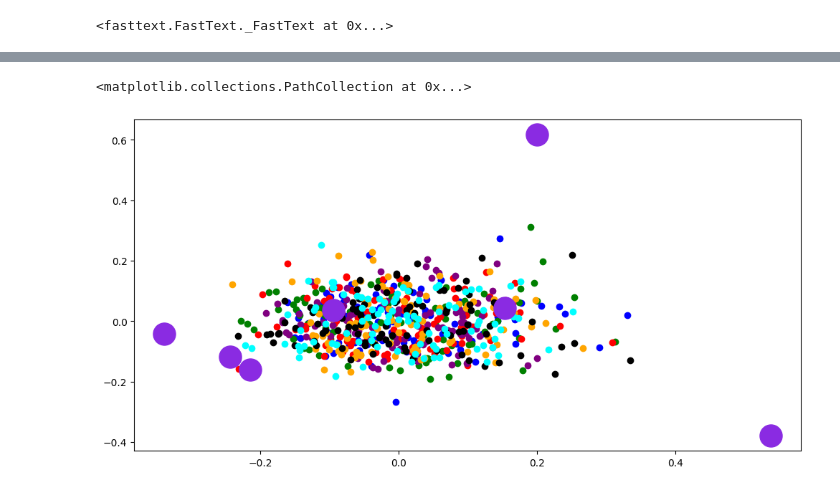
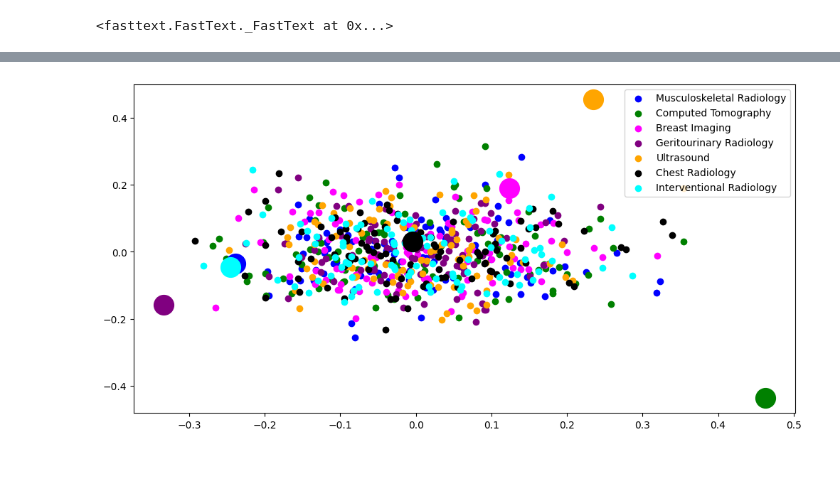
Before and after one commit to mmouru/nlp-text-categorization, a Jupyter notebook: step5-6-7.ipynb, the cells around one changed output, grey strips where cells are left out. Drawn from its saved outputs; the diff is of its cells as text; code cells hidden in the pictures; blank space fills up the shorter version.

Commit message:
add legends to fasttext and calculate correct classification with 100 dimensions

```diff
--- a/step5-6-7.ipynb
+++ b/step5-6-7.ipynb
@@ -85,3 +147,8 @@ print(spatial_distance(two_dim[0], two_dim_vectors_mk[0]))
+# %%
+def draw_topics(array_of_points):
+    colors = ["blue", "green", "magenta", "purple", "orange", "black", "cyan"]
+    for i, topic in enumerate(array_of_points):
+        plt.scatter(topic[0], topic[1], c=colors[i], s=400)
 # %%
 # visualize abstract-topic
 plt.figure(figsize=(12, 6))
@@ -171,17 +238,17 @@ two_dim_title_ir = pca.fit_transform(title_vectors_ir)
 # %%
 # visualize titles-topic
 plt.figure(figsize=(12, 6))
-plt.scatter(two_dim_title_mk[:, 0], two_dim_title_mk[:, 1], c='blue')
-plt.scatter(two_dim_title_ct[:, 0], two_dim_title_ct[:, 1], c='green')
-plt.scatter(two_dim_title_br[:, 0], two_dim_title_br[:, 1], c='red')
-plt.scatter(two_dim_title_gu[:, 0], two_dim_title_gu[:, 1], c='purple')
-plt.scatter(two_dim_title_us[:, 0], two_dim_title_us[:, 1], c='orange')
-plt.scatter(two_dim_title_ch[:, 0], two_dim_title_ch[:, 1], c='black')
-plt.scatter(two_dim_title_ir[:, 0], two_dim_title_ir[:, 1], c='cyan')
-plt.scatter(two_dim[:, 0], two_dim[:, 1], c='blueviolet', s=500)
+plt.scatter(two_dim_title_mk[:, 0], two_dim_title_mk[:, 1], c='blue', label="Musculoskeletal Radiology")
+plt.scatter(two_dim_title_ct[:, 0], two_dim_title_ct[:, 1], c='green', label="Computed Tomography")
+plt.scatter(two_dim_title_br[:, 0], two_dim_title_br[:, 1], c='magenta', label="Breast Imaging")
+plt.scatter(two_dim_title_gu[:, 0], two_dim_title_gu[:, 1], c='purple', label="Geritourinary Radiology")
+plt.scatter(two_dim_title_us[:, 0], two_dim_title_us[:, 1], c='orange', label="Ultrasound")
+plt.scatter(two_dim_title_ch[:, 0], two_dim_title_ch[:, 1], c='black', label="Chest Radiology")
+plt.scatter(two_dim_title_ir[:, 0], two_dim_title_ir[:, 1], c='cyan', label="Interventional Radiology")
+plt.legend()
+draw_topics(two_dim)
 # %% [output]
-<matplotlib.collections.PathCollection at 0x...>
-[figure, old version]
+[figure, new version]
 # %%
 # predicted right classes for titles
 mk_title_right_wrong = predict_correct_class(title_vectors_mk, arr, 0)
```
Also changed, not shown: parts of 8 cells of this notebook.
